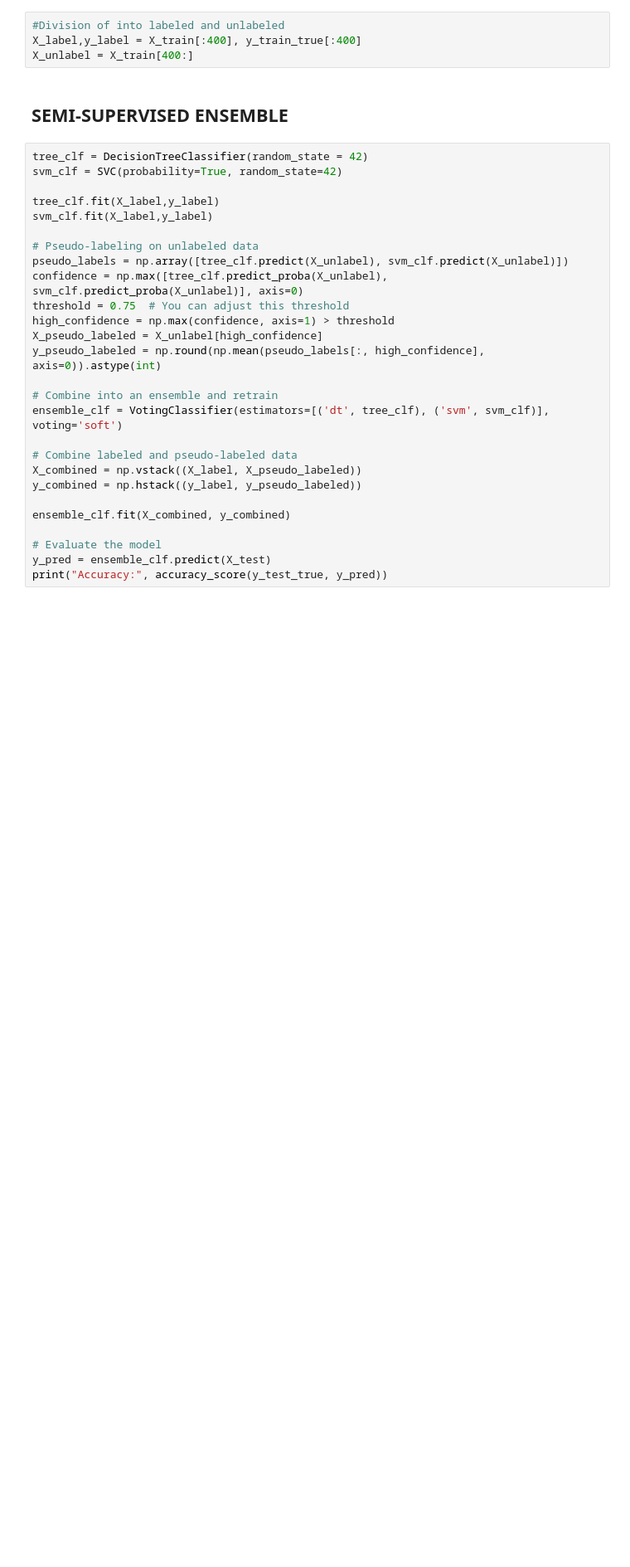
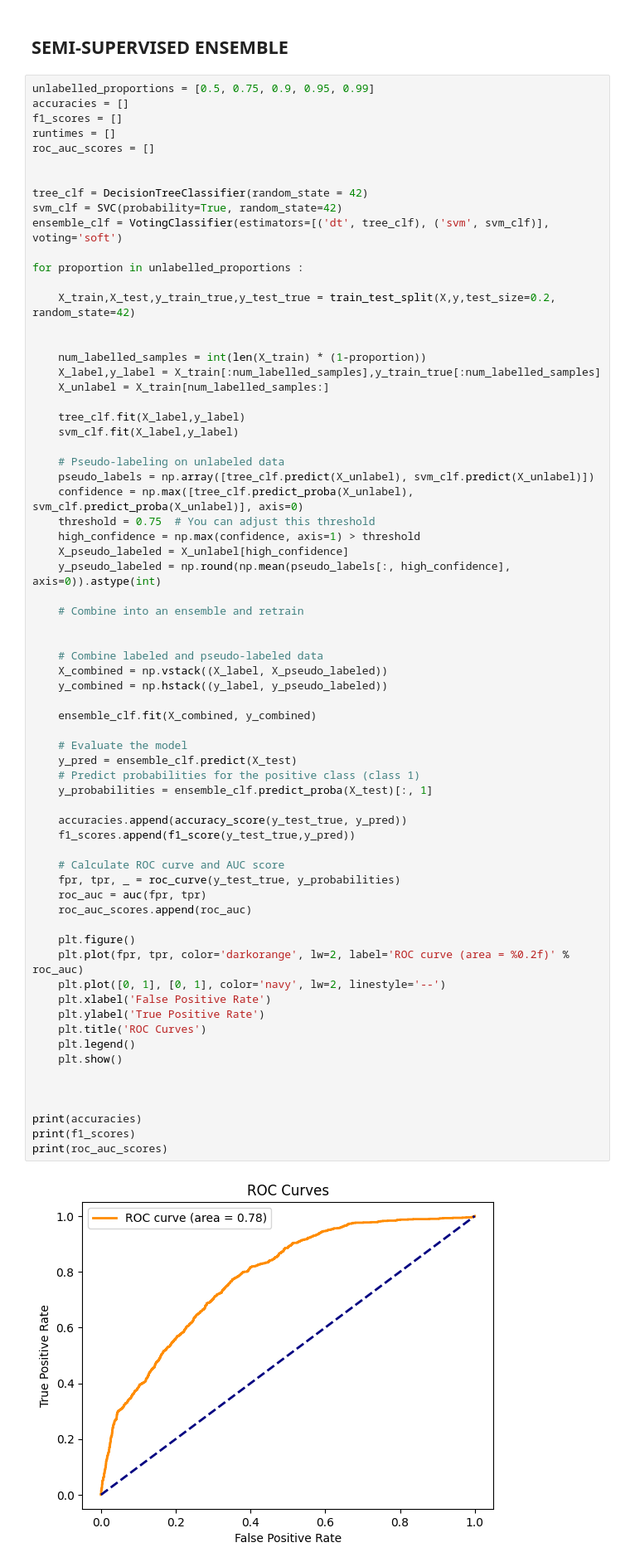
Before and after one commit to OussamaGhamian/SSL-CSI5155-final, a Jupyter notebook: unsupervisedLearning.ipynb, the cells around one changed output. Shown: that part at 83% size. Cells and saved outputs as stored; diff of their text form; blank space fills up the shorter version.

```diff
--- a/unsupervisedLearning.ipynb
+++ b/unsupervisedLearning.ipynb
@@ -22,34 +21,72 @@ X_train,X_test,y_train_true,y_test_true = train_test_split(X,y,test_size=0.2, ra
-# %%
-#Division of into labeled and unlabeled
-X_label,y_label = X_train[:400], y_train_true[:400]
-X_unlabel = X_train[400:]
 # %% [markdown]
 ## SEMI-SUPERVISED ENSEMBLE
 # %%
+unlabelled_proportions = [0.5, 0.75, 0.9, 0.95, 0.99]
+accuracies = []
+f1_scores = []
+runtimes = []
+roc_auc_scores = []
+
+
 tree_clf = DecisionTreeClassifier(random_state = 42)
 svm_clf = SVC(probability=True, random_state=42)
-
-tree_clf.fit(X_label,y_label)
-svm_clf.fit(X_label,y_label)
-
-# Pseudo-labeling on unlabeled data
-pseudo_labels = np.array([tree_clf.predict(X_unlabel), svm_clf.predict(X_unlabel)])
-confidence = np.max([tree_clf.predict_proba(X_unlabel), svm_clf.predict_proba(X_unlabel)], axis=0)
-threshold = 0.75  # You can adjust this threshold
-high_confidence = np.max(confidence, axis=1) > threshold
-X_pseudo_labeled = X_unlabel[high_confidence]
-y_pseudo_labeled = np.round(np.mean(pseudo_labels[:, high_confidence], axis=0)).astype(int)
-
-# Combine into an ensemble and retrain
 ensemble_clf = VotingClassifier(estimators=[('dt', tree_clf), ('svm', svm_clf)], voting='soft')
 
-# Combine labeled and pseudo-labeled data
-X_combined = np.vstack((X_label, X_pseudo_labeled))
-y_combined = np.hstack((y_label, y_pseudo_labeled))
+for proportion in unlabelled_proportions :
 
-ensemble_clf.fit(X_combined, y_combined)
+    X_train,X_test,y_train_true,y_test_true = train_test_split(X,y,test_size=0.2, random_state=42)
 
-# Evaluate the model
-y_pred = ensemble_clf.predict(X_test)
-print("Accuracy:", accuracy_score(y_test_true, y_pred))
+
+    num_labelled_samples = int(len(X_train) * (1-proportion))
+    X_label,y_label = X_train[:num_labelled_samples],y_train_true[:num_labelled_samples]
+    X_unlabel = X_train[num_labelled_samples:]
+
+    tree_clf.fit(X_label,y_label)
+    svm_clf.fit(X_label,y_label)
+
+    # Pseudo-labeling on unlabeled data
+    pseudo_labels = np.array([tree_clf.predict(X_unlabel), svm_clf.predict(X_unlabel)])
+    confidence = np.max([tree_clf.predict_proba(X_unlabel), svm_clf.predict_proba(X_unlabel)], axis=0)
+    threshold = 0.75  # You can adjust this threshold
+    high_confidence = np.max(confidence, axis=1) > threshold
+    X_pseudo_labeled = X_unlabel[high_confidence]
+    y_pseudo_labeled = np.round(np.mean(pseudo_labels[:, high_confidence], axis=0)).astype(int)
+
+    # Combine into an ensemble and retrain
+
+
+    # Combine labeled and pseudo-labeled data
+    X_combined = np.vstack((X_label, X_pseudo_labeled))
+    y_combined = np.hstack((y_label, y_pseudo_labeled))
+
+    ensemble_clf.fit(X_combined, y_combined)
+
+    # Evaluate the model
+    y_pred = ensemble_clf.predict(X_test)
+    # Predict probabilities for the positive class (class 1)
+    y_probabilities = ensemble_clf.predict_proba(X_test)[:, 1]
+
+    accuracies.append(accuracy_score(y_test_true, y_pred))
+    f1_scores.append(f1_score(y_test_true,y_pred))
+
+    # Calculate ROC curve and AUC score
+    fpr, tpr, _ = roc_curve(y_test_true, y_probabilities)
+    roc_auc = auc(fpr, tpr)
+    roc_auc_scores.append(roc_auc)
+
+    plt.figure()
+    plt.plot(fpr, tpr, color='darkorange', lw=2, label='ROC curve (area = %0.2f)' % roc_auc)
+    plt.plot([0, 1], [0, 1], color='navy', lw=2, linestyle='--')
+    plt.xlabel('False Positive Rate')
+    plt.ylabel('True Positive Rate')
+    plt.title('ROC Curves')
+    plt.legend()
+    plt.show()
+
+
+
+print(accuracies)
+print(f1_scores)
+print(roc_auc_scores)
 # %% [output]
+[figure, added]
```
Also changed, not shown: parts of 4 cells of this notebook, 7 other files.
